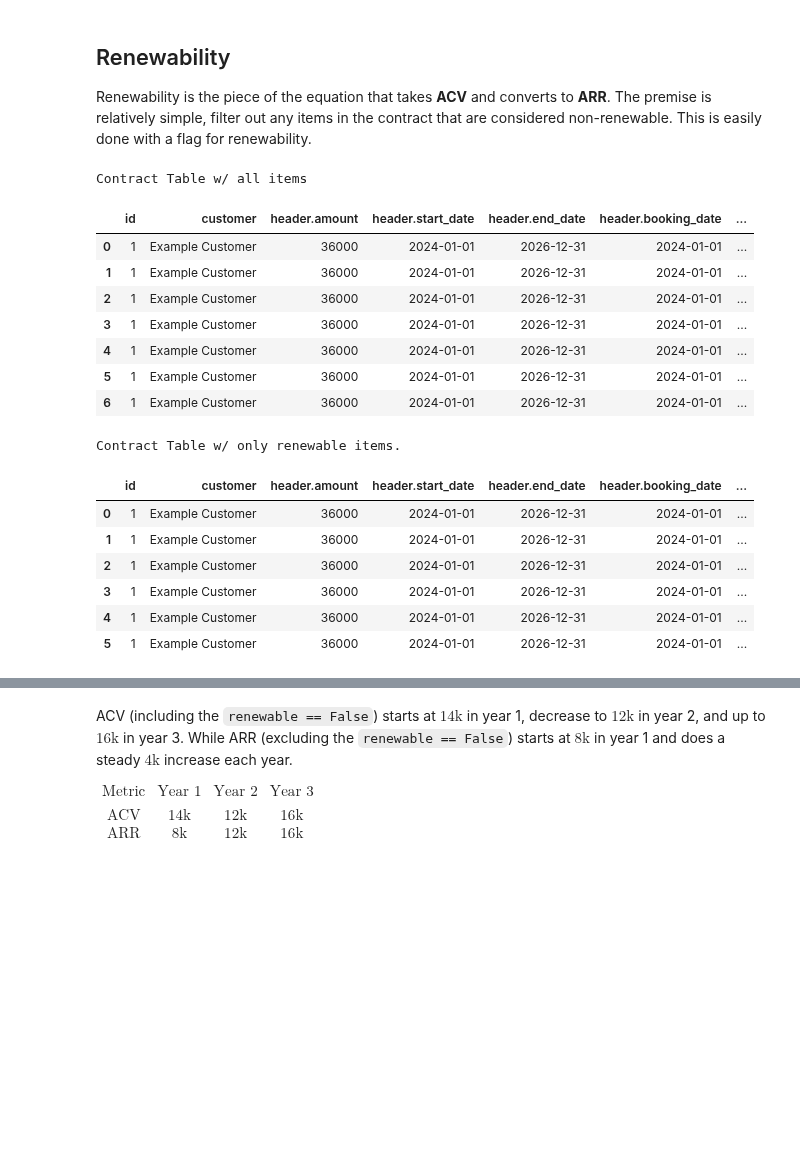
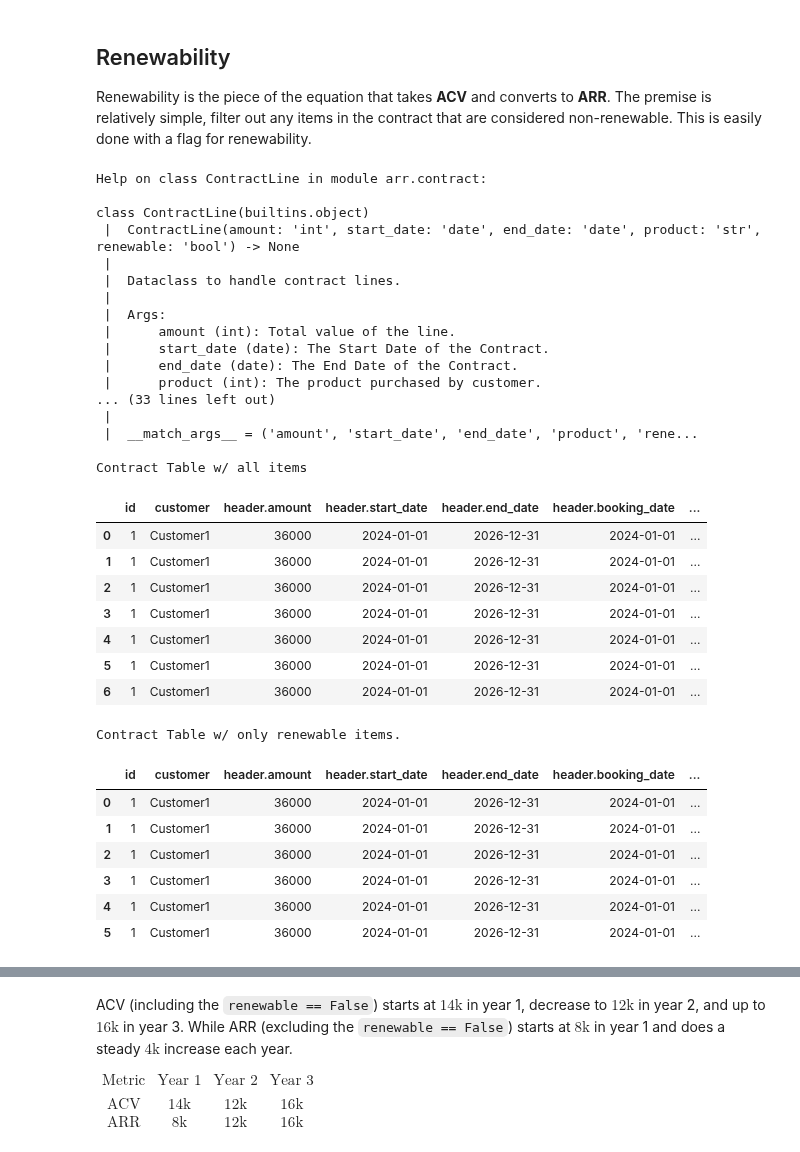
Before and after one commit to Curts0/arr_data_professional, a Jupyter notebook: 3-what-is-arr-part-3.ipynb, the cells around one changed output, grey strips where cells are left out. Drawn from its saved outputs; the diff is of its cells as text; code cells hidden in the pictures; blank space fills up the shorter version.

```diff
--- a/3-what-is-arr-part-3.ipynb
+++ b/3-what-is-arr-part-3.ipynb
@@ -6,49 +6,69 @@ Renewability is the piece of the equation that takes **ACV** and converts to **A
 from arr import (
     Contract,
     ContractHeader,
     ContractLine
 )
 from datetime import date
 
 ramp_w_onboarding = Contract(
     1,
     ContractHeader(36_000, date(2024, 1, 1), date(2026, 12, 31)),
     [
         ContractLine(4_000, date(2024, 1, 1), date(2024, 12, 31), 1, True),
         ContractLine(4_000, date(2024, 1, 1), date(2024, 12, 31), 2, True),
         ContractLine(6_000, date(2025, 1, 1), date(2025, 12, 31), 1, True),
         ContractLine(6_000, date(2025, 1, 1), date(2025, 12, 31), 2, True),
         ContractLine(8_000, date(2026, 1, 1), date(2026, 12, 31), 1, True),
         ContractLine(8_000, date(2026, 1, 1), date(2026, 12, 31), 2, True),
         ContractLine(6_000, date(2024, 1, 1), date(2024, 12, 31), 3, False),
-    ]
+    ],
+    'Customer1'
 )
+
+# Notice the `renewable` bool arg.
+help(ContractLine)
 
 df = ramp_w_onboarding.to_df()
 
 print("Contract Table w/ all items")
 display(df)
 
 print("Contract Table w/ only renewable items.")
 display(df[df["line.renewable"] == True])
 # %% [output]
+Help on class ContractLine in module arr.contract:
+
+class ContractLine(builtins.object)
+ |  ContractLine(amount: 'int', start_date: 'date', end_date: 'date', product: 'str', renewable: 'bool') -> None
+ |
+ |  Dataclass to handle contract lines.
+ |
+ |  Args:
+ |      amount (int): Total value of the line.
+ |      start_date (date): The Start Date of the Contract.
+ |      end_date (date): The End Date of the Contract.
+ |      product (int): The product purchased by customer.
+... (33 lines left out)
+ |
+ |  __match_args__ = ('amount', 'start_date', 'end_date', 'product', 'rene...
+
 Contract Table w/ all items
 |  | id | customer | header.amount | header.start_date | header.end_date | header.booking_date | ... |
-| 0 | 1 | Example Customer | 36000 | 2024-01-01 | 2026-12-31 | 2024-01-01 | ... |
-| 1 | 1 | Example Customer | 36000 | 2024-01-01 | 2026-12-31 | 2024-01-01 | ... |
-| 2 | 1 | Example Customer | 36000 | 2024-01-01 | 2026-12-31 | 2024-01-01 | ... |
-| 3 | 1 | Example Customer | 36000 | 2024-01-01 | 2026-12-31 | 2024-01-01 | ... |
-| 4 | 1 | Example Customer | 36000 | 2024-01-01 | 2026-12-31 | 2024-01-01 | ... |
-| 5 | 1 | Example Customer | 36000 | 2024-01-01 | 2026-12-31 | 2024-01-01 | ... |
-| 6 | 1 | Example Customer | 36000 | 2024-01-01 | 2026-12-31 | 2024-01-01 | ... |
+| 0 | 1 | Customer1 | 36000 | 2024-01-01 | 2026-12-31 | 2024-01-01 | ... |
+| 1 | 1 | Customer1 | 36000 | 2024-01-01 | 2026-12-31 | 2024-01-01 | ... |
+| 2 | 1 | Customer1 | 36000 | 2024-01-01 | 2026-12-31 | 2024-01-01 | ... |
+| 3 | 1 | Customer1 | 36000 | 2024-01-01 | 2026-12-31 | 2024-01-01 | ... |
+| 4 | 1 | Customer1 | 36000 | 2024-01-01 | 2026-12-31 | 2024-01-01 | ... |
+| 5 | 1 | Customer1 | 36000 | 2024-01-01 | 2026-12-31 | 2024-01-01 | ... |
+| 6 | 1 | Customer1 | 36000 | 2024-01-01 | 2026-12-31 | 2024-01-01 | ... |
 Contract Table w/ only renewable items.
 |  | id | customer | header.amount | header.start_date | header.end_date | header.booking_date | ... |
-| 0 | 1 | Example Customer | 36000 | 2024-01-01 | 2026-12-31 | 2024-01-01 | ... |
-| 1 | 1 | Example Customer | 36000 | 2024-01-01 | 2026-12-31 | 2024-01-01 | ... |
-| 2 | 1 | Example Customer | 36000 | 2024-01-01 | 2026-12-31 | 2024-01-01 | ... |
-| 3 | 1 | Example Customer | 36000 | 2024-01-01 | 2026-12-31 | 2024-01-01 | ... |
-| 4 | 1 | Example Customer | 36000 | 2024-01-01 | 2026-12-31 | 2024-01-01 | ... |
-| 5 | 1 | Example Customer | 36000 | 2024-01-01 | 2026-12-31 | 2024-01-01 | ... |
+| 0 | 1 | Customer1 | 36000 | 2024-01-01 | 2026-12-31 | 2024-01-01 | ... |
+| 1 | 1 | Customer1 | 36000 | 2024-01-01 | 2026-12-31 | 2024-01-01 | ... |
+| 2 | 1 | Customer1 | 36000 | 2024-01-01 | 2026-12-31 | 2024-01-01 | ... |
+| 3 | 1 | Customer1 | 36000 | 2024-01-01 | 2026-12-31 | 2024-01-01 | ... |
+| 4 | 1 | Customer1 | 36000 | 2024-01-01 | 2026-12-31 | 2024-01-01 | ... |
+| 5 | 1 | Customer1 | 36000 | 2024-01-01 | 2026-12-31 | 2024-01-01 | ... |
 # %%
 acv_table = ramp_w_onboarding.to_annualize_df(arr=False)
 
```
Also changed, not shown: parts of 2 cells of this notebook, 4 other files.
